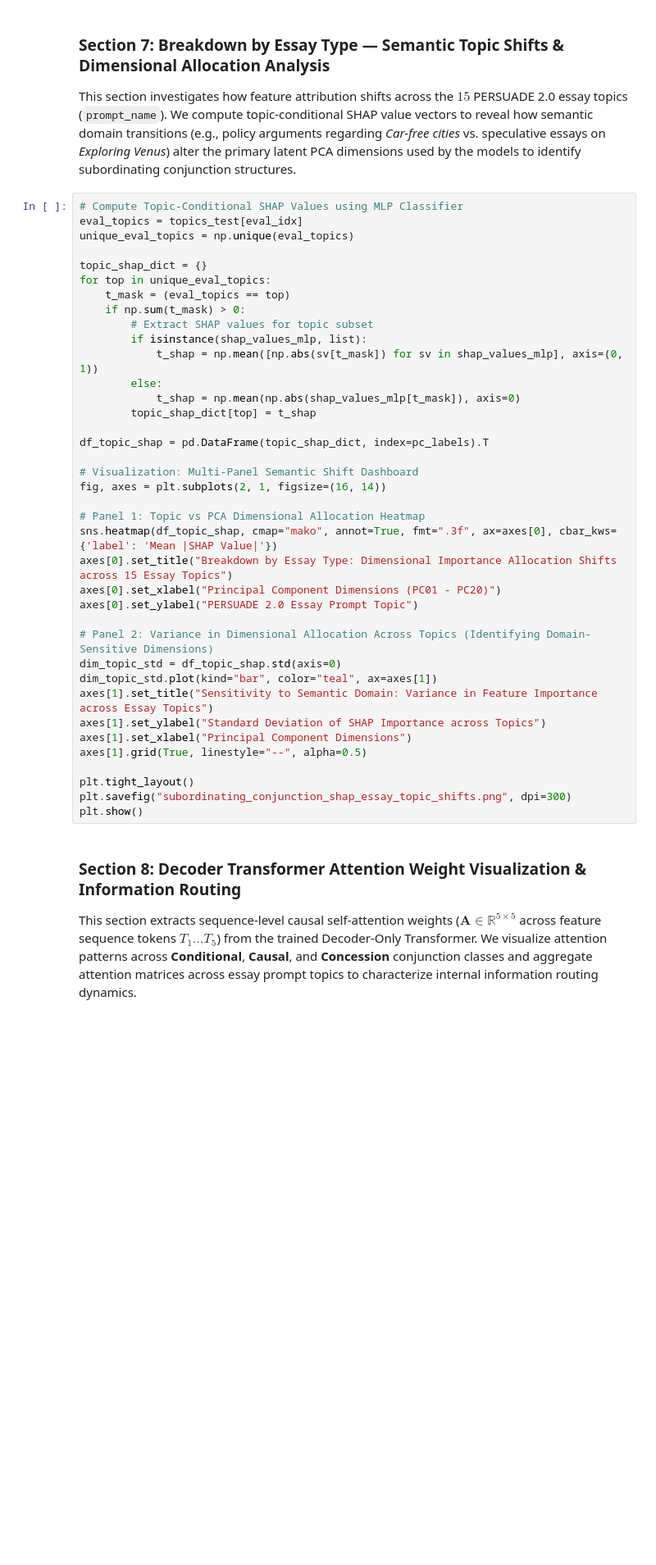
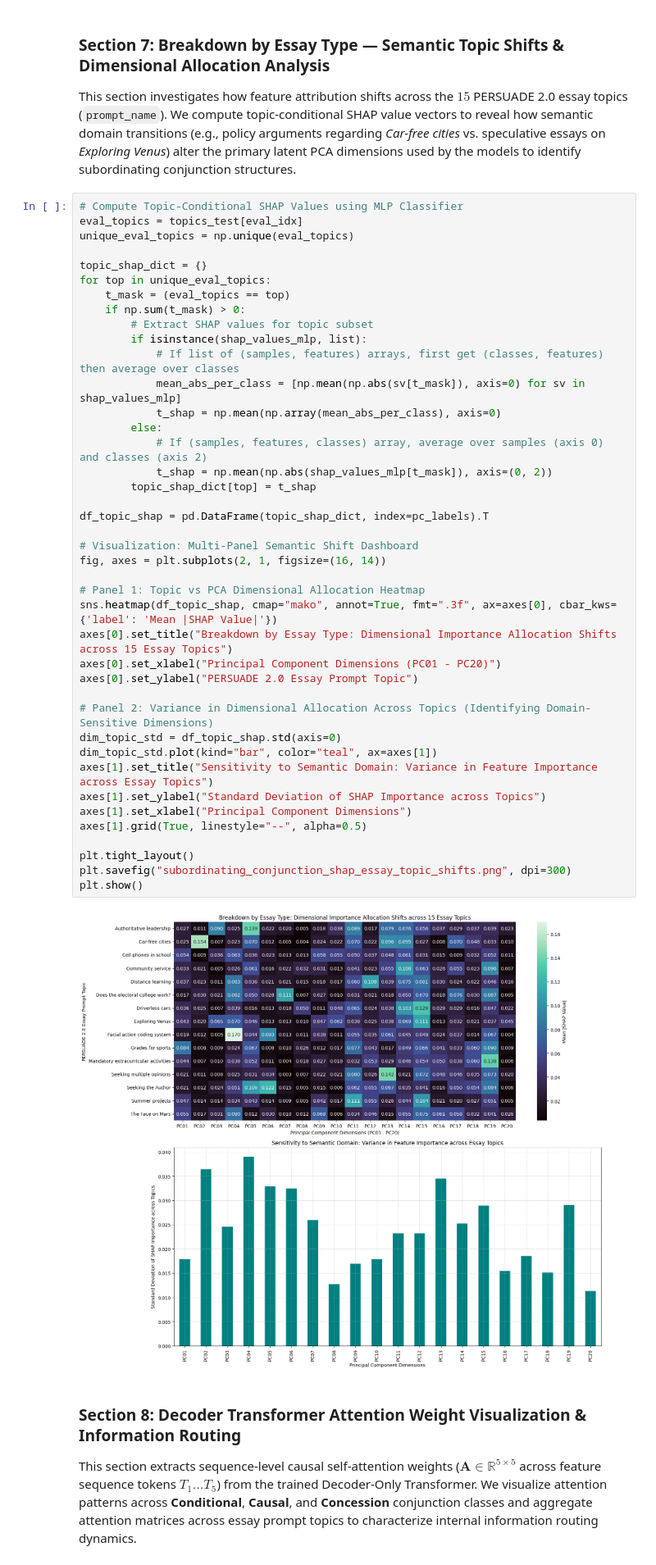
Before and after one commit to sanmquin/Subordinating-Conjunctions, a Jupyter notebook: 6.subordinating_conjunction_shap_and_attention_interpretability.ipynb, the cells around one changed output. Shown at 82% size. Drawn from its saved outputs; the diff is of its cells as text; blank space fills up the shorter version.

```diff
--- a/6.subordinating_conjunction_shap_and_attention_interpretability.ipynb
+++ b/6.subordinating_conjunction_shap_and_attention_interpretability.ipynb
@@ -385,35 +435,40 @@ topic_shap_dict = {}
 for top in unique_eval_topics:
     t_mask = (eval_topics == top)
     if np.sum(t_mask) > 0:
         # Extract SHAP values for topic subset
         if isinstance(shap_values_mlp, list):
-            t_shap = np.mean([np.abs(sv[t_mask]) for sv in shap_values_mlp], axis=(0, 1))
+            # If list of (samples, features) arrays, first get (classes, features) then average over classes
+            mean_abs_per_class = [np.mean(np.abs(sv[t_mask]), axis=0) for sv in shap_values_mlp]
+            t_shap = np.mean(np.array(mean_abs_per_class), axis=0)
         else:
-            t_shap = np.mean(np.abs(shap_values_mlp[t_mask]), axis=0)
+            # If (samples, features, classes) array, average over samples (axis 0) and classes (axis 2)
+            t_shap = np.mean(np.abs(shap_values_mlp[t_mask]), axis=(0, 2))
         topic_shap_dict[top] = t_shap
 
 df_topic_shap = pd.DataFrame(topic_shap_dict, index=pc_labels).T
 
 # Visualization: Multi-Panel Semantic Shift Dashboard
 fig, axes = plt.subplots(2, 1, figsize=(16, 14))
 
 # Panel 1: Topic vs PCA Dimensional Allocation Heatmap
 sns.heatmap(df_topic_shap, cmap="mako", annot=True, fmt=".3f", ax=axes[0], cbar_kws={'label': 'Mean |SHAP Value|'})
 axes[0].set_title("Breakdown by Essay Type: Dimensional Importance Allocation Shifts across 15 Essay Topics")
 axes[0].set_xlabel("Principal Component Dimensions (PC01 - PC20)")
 axes[0].set_ylabel("PERSUADE 2.0 Essay Prompt Topic")
 
 # Panel 2: Variance in Dimensional Allocation Across Topics (Identifying Domain-Sensitive Dimensions)
 dim_topic_std = df_topic_shap.std(axis=0)
 dim_topic_std.plot(kind="bar", color="teal", ax=axes[1])
 axes[1].set_title("Sensitivity to Semantic Domain: Variance in Feature Importance across Essay Topics")
 axes[1].set_ylabel("Standard Deviation of SHAP Importance across Topics")
 axes[1].set_xlabel("Principal Component Dimensions")
 axes[1].grid(True, linestyle="--", alpha=0.5)
 
 plt.tight_layout()
 plt.savefig("subordinating_conjunction_shap_essay_topic_shifts.png", dpi=300)
 plt.show()
+# %% [output]
+[figure, added]
 # %% [markdown]
 ### Section 8: Decoder Transformer Attention Weight Visualization & Information Routing
 
```
Also changed, not shown: parts of 7 cells of this notebook.
